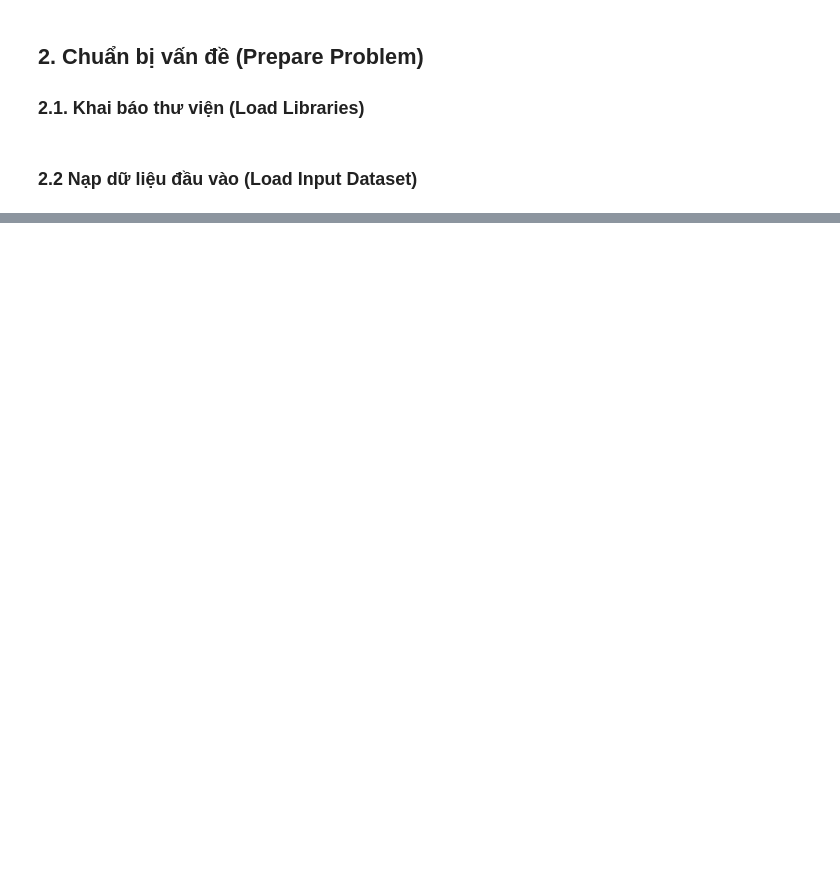
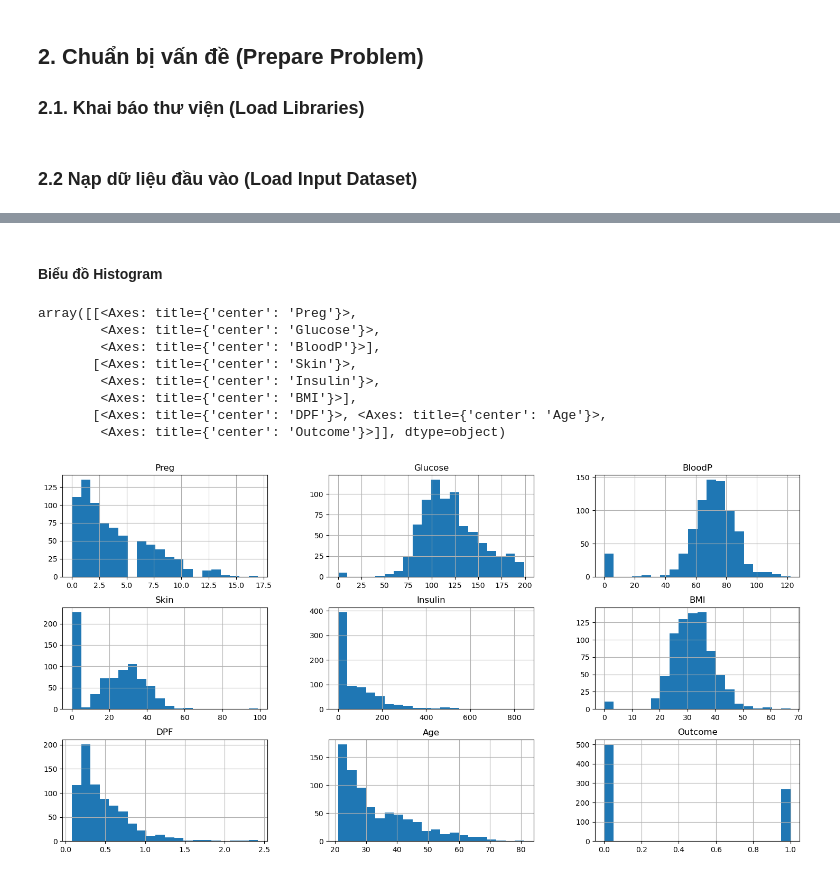
Before and after one commit to HuyTec/SGU_ML_2026-2027, a Jupyter notebook: Lab/Lab06-EDA/pima_indians-classification.ipynb, the cells around one changed output, grey strips where cells are left out. Cells and saved outputs as stored; diff of their text form; code cells hidden in the pictures; blank space fills up the shorter version.

```diff
--- a/Lab/Lab06-EDA/pima_indians-classification.ipynb
+++ b/Lab/Lab06-EDA/pima_indians-classification.ipynb
@@ -58,0 +423,14 @@ dataset = pd.read_csv(dataset_path, names = dataset_names)
+# %% [markdown]
+#### Biểu đồ Histogram
+# %%
+dataset.hist(bins = 20, layout=(3,3), sharex=False, sharey=False, figsize=(18,9))
+# %% [output]
+array([[<Axes: title={'center': 'Preg'}>,
+        <Axes: title={'center': 'Glucose'}>,
+        <Axes: title={'center': 'BloodP'}>],
+       [<Axes: title={'center': 'Skin'}>,
+        <Axes: title={'center': 'Insulin'}>,
+        <Axes: title={'center': 'BMI'}>],
+       [<Axes: title={'center': 'DPF'}>, <Axes: title={'center': 'Age'}>,
+        <Axes: title={'center': 'Outcome'}>]], dtype=object)
+[figure, added]
```
Also changed, not shown: parts of 66 cells of this notebook, 8 other files.
